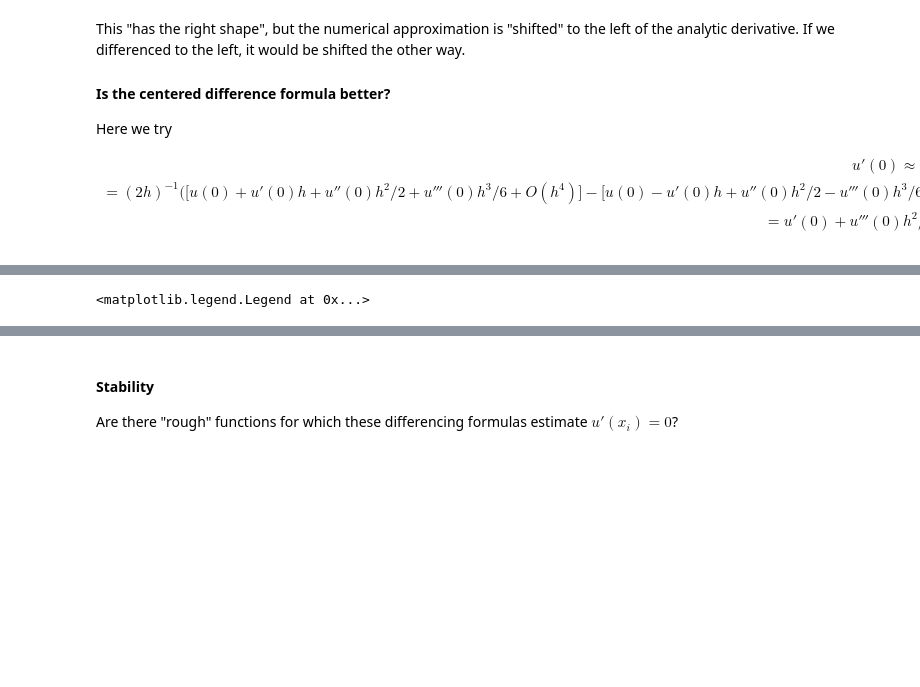
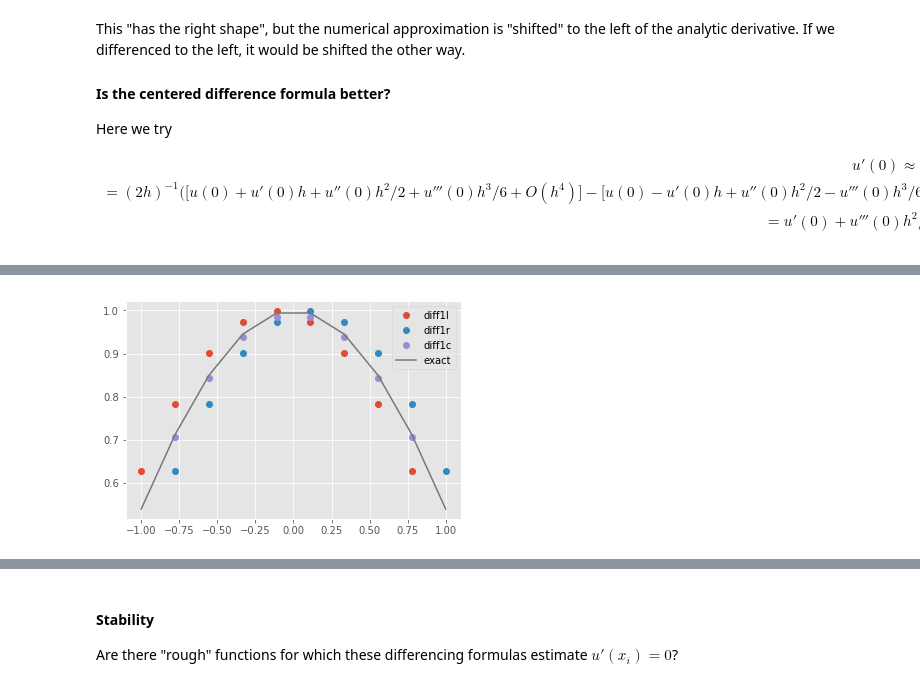
Before and after one commit to cu-numpde/numpde-fall2018, a Jupyter notebook: FiniteDifference.ipynb, the cells around one changed output, grey strips where cells are left out. Saved outputs shown, nothing was run; the diff lists cells and outputs as text; code cells hidden in the pictures; blank space fills up the shorter version.

```diff
--- a/FiniteDifference.ipynb
+++ b/FiniteDifference.ipynb
@@ -76,10 +73,9 @@ def diff1r(x, u):
 def diff1c(x, u):
     return x[1:-1], (u[2:] - u[:-2]) / (x[2:] - x[:-2])
 
-pyplot.figure()
 for diff in (diff1l, diff1r, diff1c):
     xx, yy = diff(x, u)
     pyplot.plot(xx, yy, 'o', label=diff.__name__)
 pyplot.plot(x, numpy.cos(x), label='exact')
-pyplot.legend(loc='upper right')
+pyplot.legend(loc='upper right');
 # %% [output]
@@ -88,4 +82,4 @@ pyplot.legend(loc='upper right')
-<matplotlib.legend.Legend at 0x...>
+[figure, added]
 # %%
 grids = 2**numpy.arange(3,10)
 def grid_refinement_error(f, fp, diff):
```
Also changed, not shown: parts of 20 cells of this notebook.
